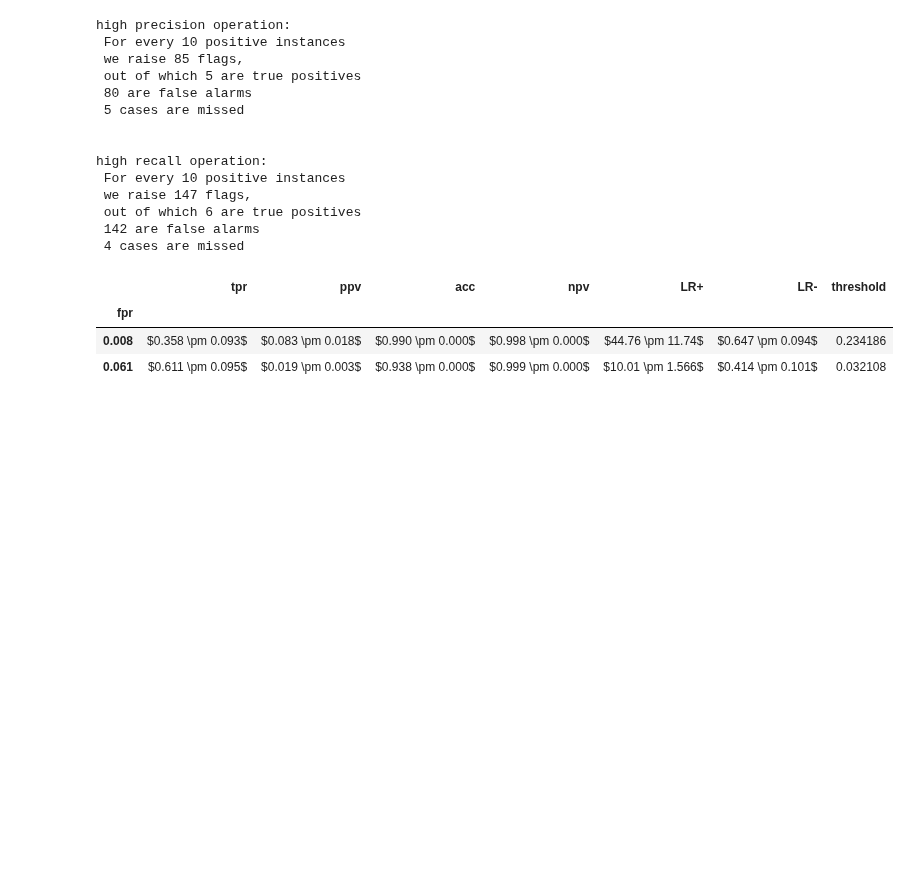
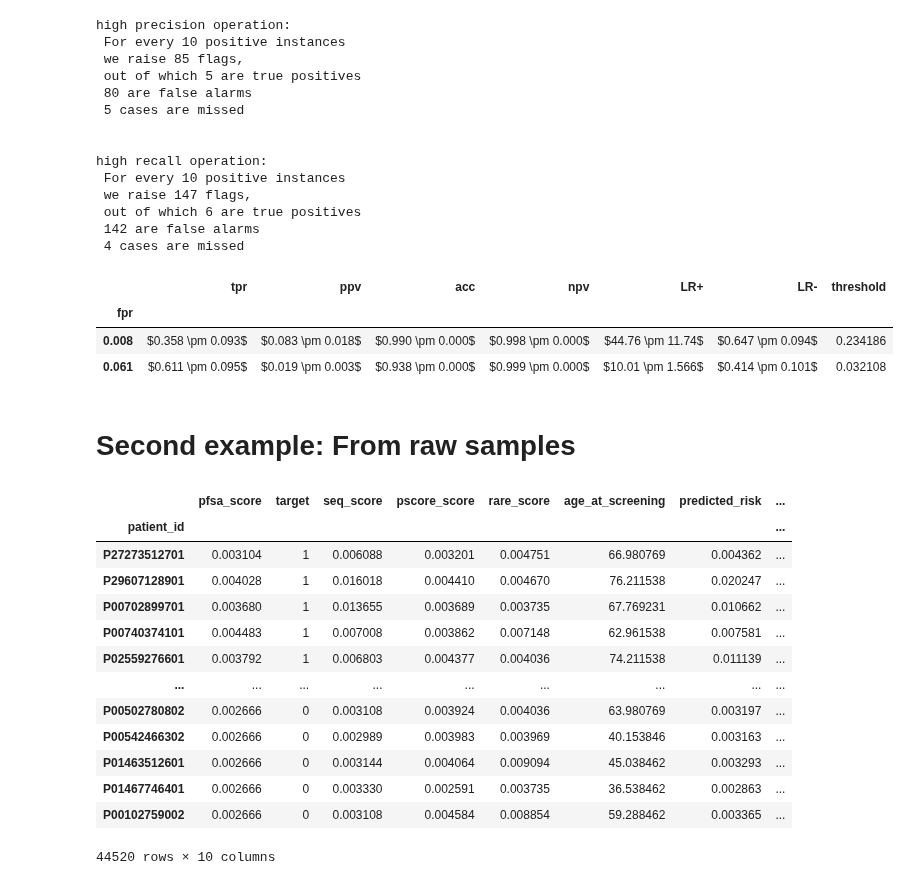
Before and after one commit to zeroknowledgediscovery/zedstat, a Jupyter notebook: examples/example1.ipynb, the cells around one changed output. Drawn from its saved outputs; the diff is of its cells as text; code cells hidden in the pictures; blank space fills up the shorter version.

```diff
--- a/examples/example1.ipynb
+++ b/examples/example1.ipynb
@@ -108,3 +108,23 @@ xf.loc[zt._operating_zone.fpr.values]
 # %%
 from zedstat.textable import textable
 textable(xf,tabname='tmp.tex',FORMAT='%1.3f',INDEX=True,LNTERM='\\\\\\hline\n')
+# %% [markdown]
+# Second example: From raw samples
+# %%
+pf=pd.read_csv('./examples_data/id_predictions_M_2.csv',index_col=0)
+pf
+# %% [output]
+|  | pfsa_score | target | seq_score | pscore_score | rare_score | age_at_screening | predicted_risk | ... |
+| patient_id |  |  |  |  |  |  |  | ... |
+| P27273512701 | 0.003104 | 1 | 0.006088 | 0.003201 | 0.004751 | 66.980769 | 0.004362 | ... |
+| P29607128901 | 0.004028 | 1 | 0.016018 | 0.004410 | 0.004670 | 76.211538 | 0.020247 | ... |
+| P00702899701 | 0.003680 | 1 | 0.013655 | 0.003689 | 0.003735 | 67.769231 | 0.010662 | ... |
+| P00740374101 | 0.004483 | 1 | 0.007008 | 0.003862 | 0.007148 | 62.961538 | 0.007581 | ... |
+| P02559276601 | 0.003792 | 1 | 0.006803 | 0.004377 | 0.004036 | 74.211538 | 0.011139 | ... |
+| ... | ... | ... | ... | ... | ... | ... | ... | ... |
+| P00502780802 | 0.002666 | 0 | 0.003108 | 0.003924 | 0.004036 | 63.980769 | 0.003197 | ... |
+| P00542466302 | 0.002666 | 0 | 0.002989 | 0.003983 | 0.003969 | 40.153846 | 0.003163 | ... |
+| P01463512601 | 0.002666 | 0 | 0.003144 | 0.004064 | 0.009094 | 45.038462 | 0.003293 | ... |
+| P01467746401 | 0.002666 | 0 | 0.003330 | 0.002591 | 0.003735 | 36.538462 | 0.002863 | ... |
+| P00102759002 | 0.002666 | 0 | 0.003108 | 0.004584 | 0.008854 | 59.288462 | 0.003365 | ... |
+44520 rows × 10 columns
```
Also changed, not shown: parts of 6 cells of this notebook, 13 other files.
